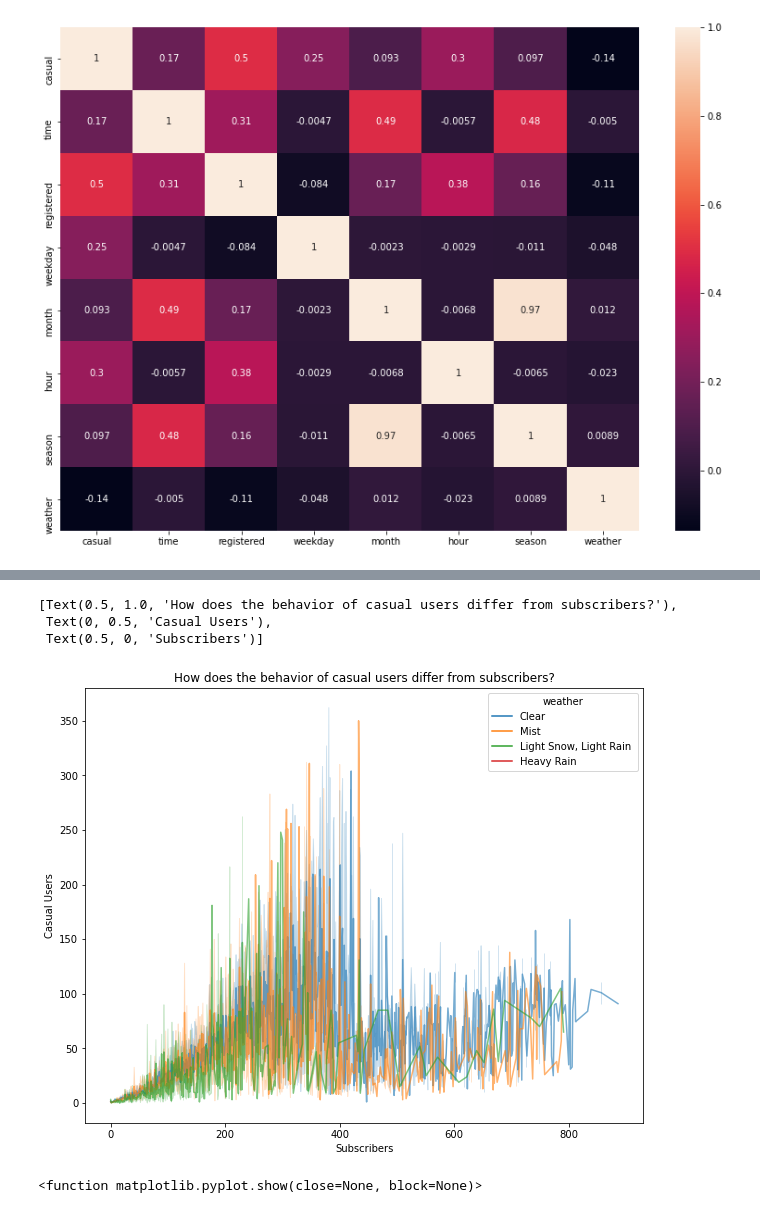
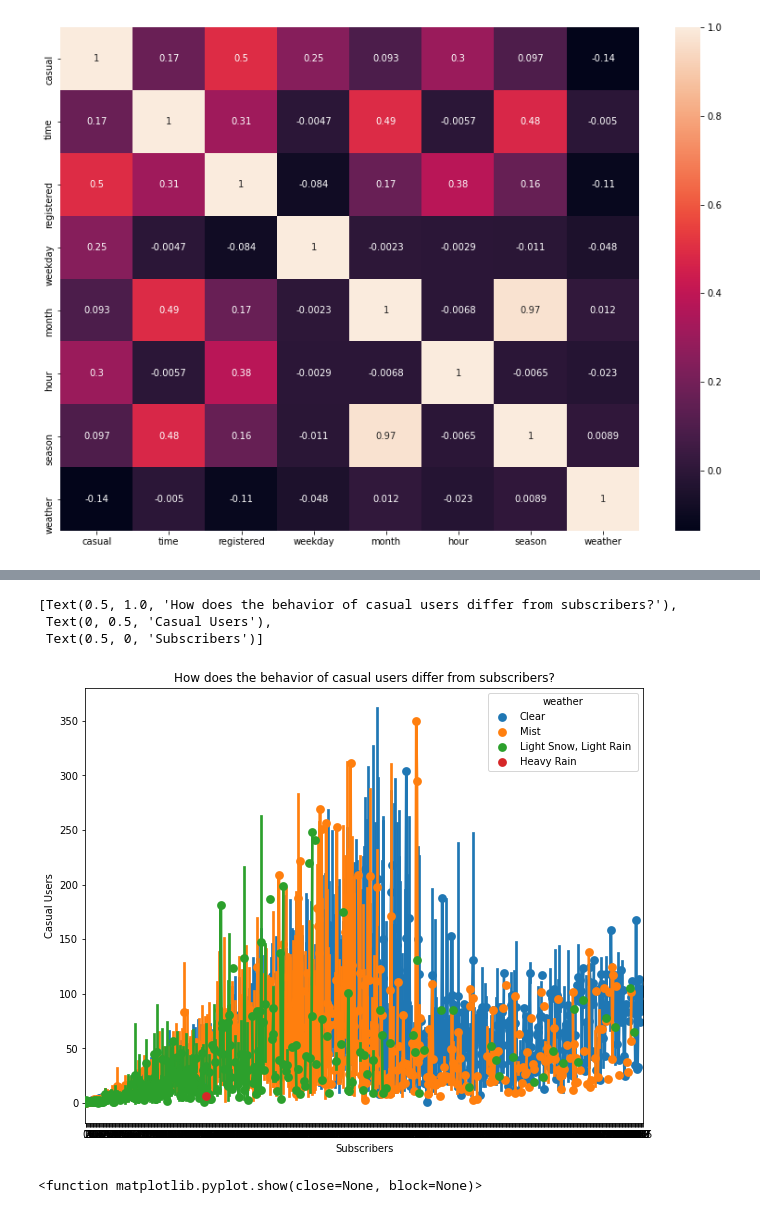
Before and after one commit to AnaHum/Linear_Regression, a Jupyter notebook: Project-linear-regression.ipynb, the cells around one changed output, grey strips where cells are left out. Drawn from its saved outputs; the diff is of its cells as text; code cells hidden in the pictures.

Commit message:
linear regression on bicycle data

```diff
--- a/Project-linear-regression.ipynb
+++ b/Project-linear-regression.ipynb
@@ -374,12 +396,12 @@ count_c_r.head()
 # %%
 #checking how the behaviour of registered users differ from the casual ones in different weathers
 fig, ax = plt.subplots(figsize=(10,8))
-sns.lineplot(x='registered', y='casual', hue='weather', data=count_c_r, alpha=0.6).set(title='How does the behavior of casual users differ from subscribers?', ylabel='Casual Users', xlabel= 'Subscribers')
+sns.pointplot(x='registered', y='casual', hue='weather', data=count_c_r, alpha=0.6).set(title='How does the behavior of casual users differ from subscribers?', ylabel='Casual Users', xlabel= 'Subscribers')
 # %% [output]
 [Text(0.5, 1.0, 'How does the behavior of casual users differ from subscribers?'),
  Text(0, 0.5, 'Casual Users'),
  Text(0.5, 0, 'Subscribers')]
-[figure, old version]
+[figure, new version]
 # %%
 ##checking how the behaviour of registered users differ from the casual ones in different weathers (separate plots for each weather  )
 g= sns.FacetGrid(count_c_r, col='weather')
```
Also changed, not shown: parts of 42 cells of this notebook.
